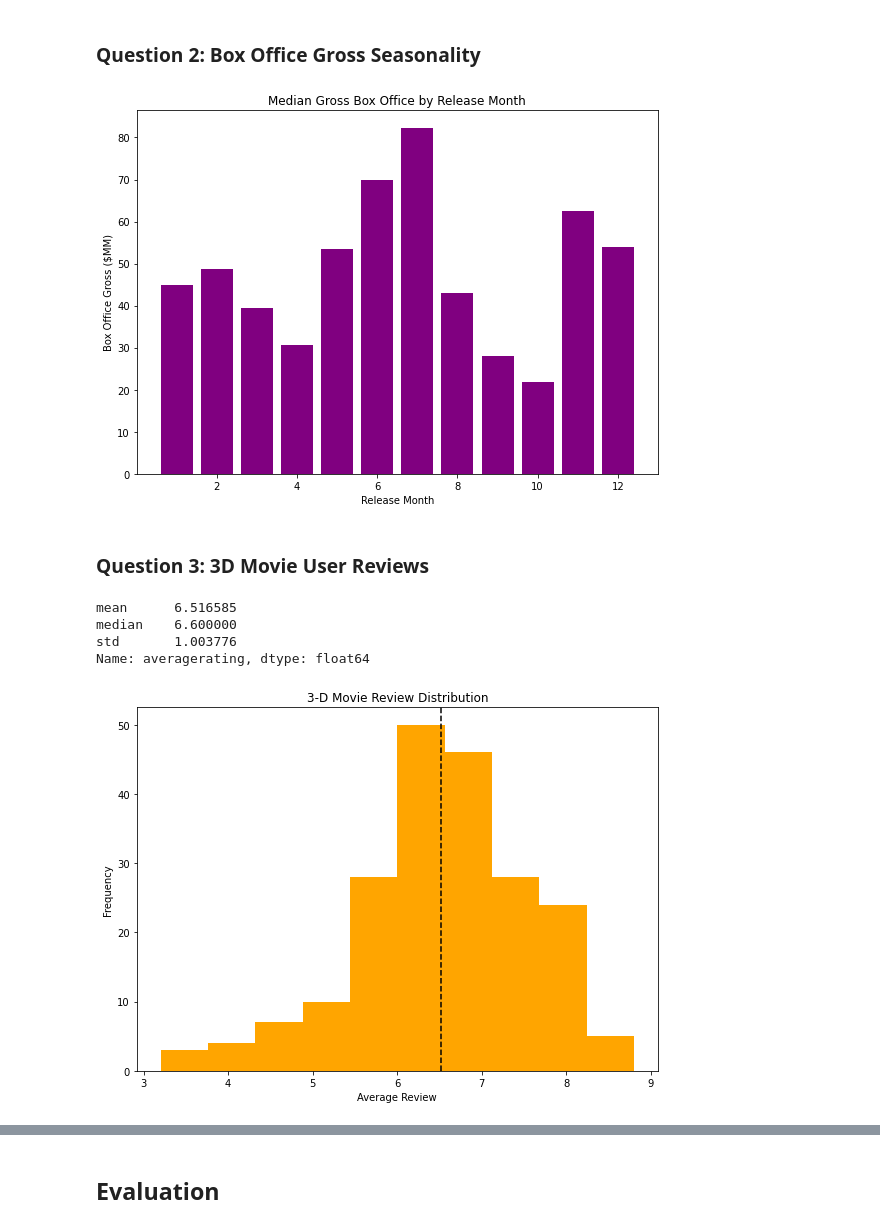
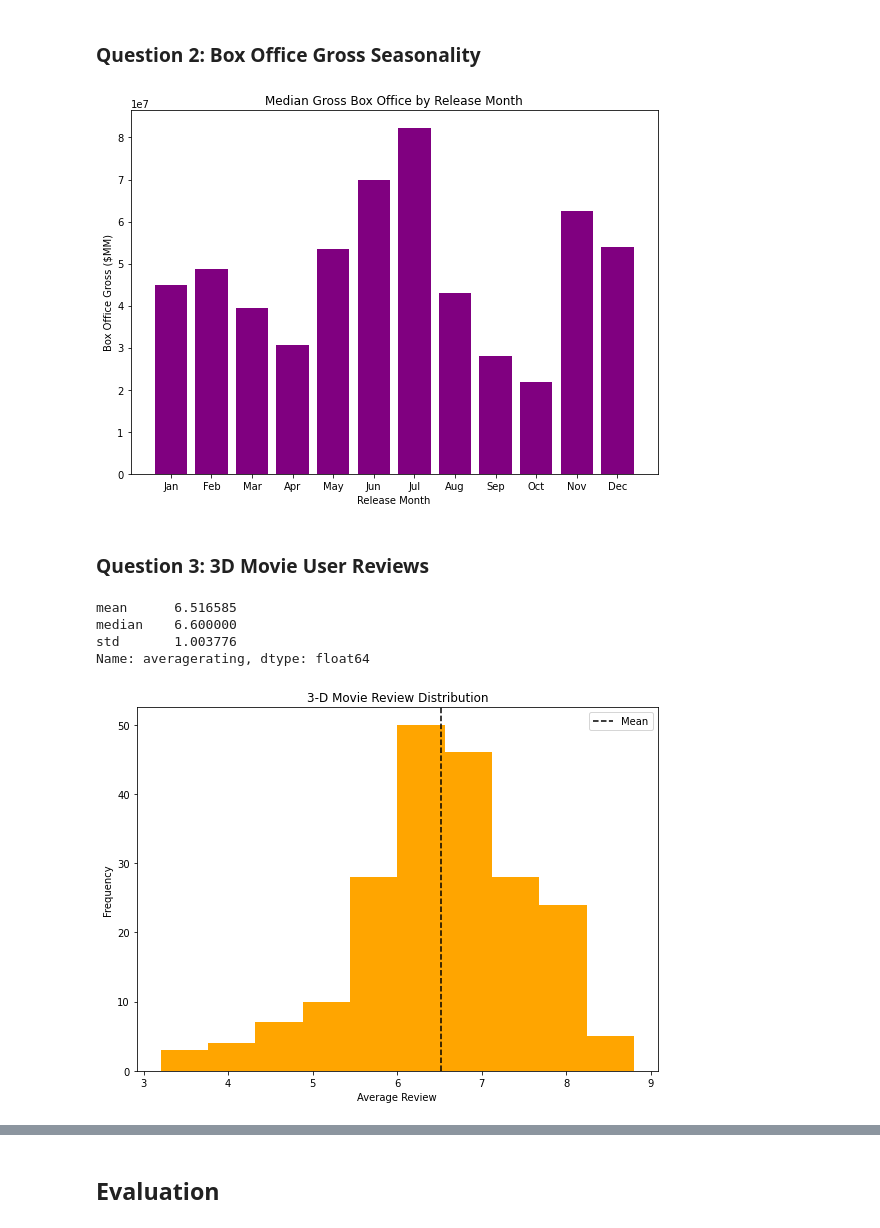
Before and after one commit to Bmdubs88/Flatiron-Project-1, a Jupyter notebook: student.ipynb, the cells around one changed output, grey strips where cells are left out. Cells and saved outputs as stored; diff of their text form; code cells hidden in the pictures.

```diff
--- a/student.ipynb
+++ b/student.ipynb
@@ -416,19 +411,19 @@ df_tn_movie_budgets
 | 5781 | 82 | Aug 5, 2005 | My Date With Drew | 1100 | 181041 | 181041 | 2005 | 8 |
 5782 rows × 8 columns
 # %%
-df_tn_movie_budgets = df_tn_movie_budgets[
+df_tn_movie_budgets = df_tn_movie_budgets.loc[
     (df_tn_movie_budgets['year'] >= 2000) &
     (df_tn_movie_budgets['worldwide_gross'] > 0) &
     (df_tn_movie_budgets['production_budget'] > 1000000)
 ]
 
-df_tn_movie_budgets['production_budget'] = df_tn_movie_budgets[
+df_tn_movie_budgets.loc['production_budget'] = df_tn_movie_budgets[
     'production_budget'].map(lambda x: x/1000000)
 
-df_tn_movie_budgets['domestic_gross'] = df_tn_movie_budgets[
+df_tn_movie_budgets.loc['domestic_gross'] = df_tn_movie_budgets[
     'domestic_gross'].map(lambda x: x/1000000)
 
-df_tn_movie_budgets['worldwide_gross'] = df_tn_movie_budgets[
+df_tn_movie_budgets.loc['worldwide_gross'] = df_tn_movie_budgets[
     'worldwide_gross'].map(lambda x: x/1000000)
 
 df_tn_movie_budgets
@@ -566,17 +543,47 @@ monthly_gross.reset_index(inplace=True)
 # %%
 fig, ax = plt.subplots(figsize=(8,6))
 
 ax.bar(x=monthly_gross['month'],
        height=monthly_gross['worldwide_gross'],
        color='purple')
 
 ax.set(title="Median Gross Box Office by Release Month",
        xlabel='Release Month',
        ylabel='Box Office Gross ($MM)')
 
+ax.set_xticks([
+    1,
+    2,
+    3,
+    4,
+    5,
+    6,
+    7,
+    8,
+    9,
+    10,
+    11,
+    12]
+)
+
+ax.set_xticklabels([
+    'Jan',
+    'Feb',
+    'Mar',
+    'Apr',
+    'May',
+    'Jun',
+    'Jul',
+    'Aug',
+    'Sep',
+    'Oct',
+    'Nov',
+    'Dec']
+)
+
 fig.tight_layout()
 # %% [output]
-[figure, old version]
+[figure, new version]
 # %% [markdown]
 ### Question 3: 3D Movie User Reviews
 # %%
@@ -591,9 +598,10 @@ ax.set(title="3-D Movie Review Distribution",
        xlabel='Average Review',
        ylabel='Frequency')
 
-plt.axvline(df_3d.mean(),
+ax.axvline(df_3d.mean(),
             color='black',
-            linestyle='dashed')
+            linestyle='dashed', label='Mean')
+ax.legend()
 
 fig.tight_layout()
 # %% [output]
@@ -601,7 +609,7 @@ mean      6.516585
 median    6.600000
 std       1.003776
 Name: averagerating, dtype: float64
-[figure, old version]
+[figure, new version]
 # %%
 df_no_3d = combined_imdb[combined_imdb['has_3d'].isnull()]['averagerating']
 print(df_no_3d.apply(['mean', 'median', 'std']))
```
Also changed, not shown: parts of 9 cells of this notebook, 7 other files.
